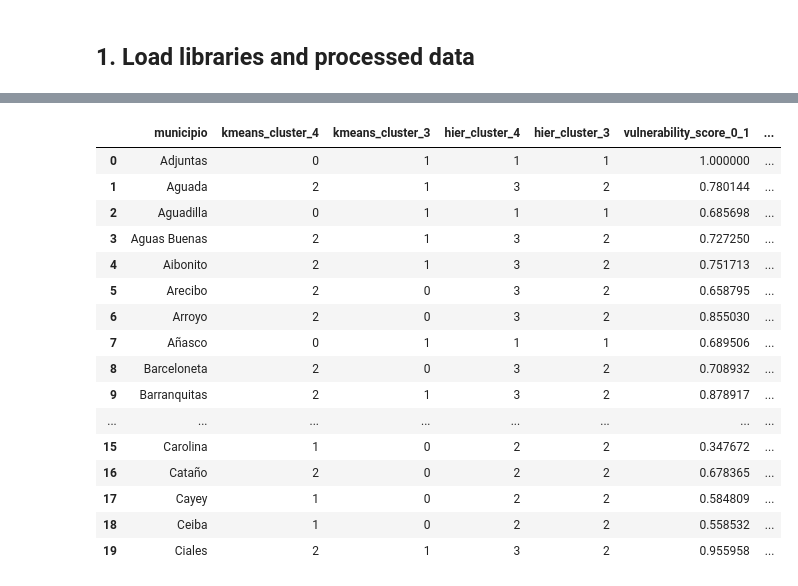
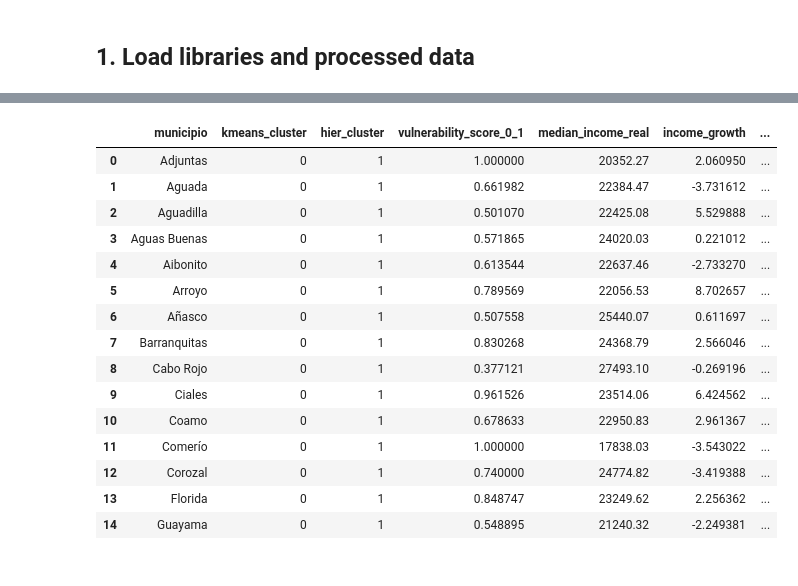
Before and after one commit to Venettov/CAPSTONE_DATA_SCIENCE_RIVERARUIZ, a Jupyter notebook: analysis/Phase5_Municipal_Typology.ipynb, the cells around one changed output, grey strips where cells are left out. Drawn from its saved outputs; the diff is of its cells as text; code cells hidden in the pictures.

```diff
--- a/analysis/Phase5_Municipal_Typology.ipynb
+++ b/analysis/Phase5_Municipal_Typology.ipynb
@@ -227,13 +503,14 @@ plt.show()
 # %%
-# Compare 4-cluster and 3-cluster hierarchical solutions
-latest_df["hier_cluster_4"] = fcluster(Z, t=4, criterion="maxclust")
-latest_df["hier_cluster_3"] = fcluster(Z, t=3, criterion="maxclust")
+latest_df["hier_cluster"] = fcluster(Z, t=selected_k, criterion="maxclust") - 1
 
-print("Hierarchical cluster counts (4 clusters):")
-print(latest_df["hier_cluster_4"].value_counts().sort_index())
+hier_ari = adjusted_rand_score(latest_df["kmeans_cluster"], latest_df["hier_cluster"])
+print(f"Adjusted Rand Index: primary K-means vs hierarchical (k={selected_k}):", round(float(hier_ari), 4))
 
-print("\nHierarchical cluster counts (3 clusters):")
-print(latest_df["hier_cluster_3"].value_counts().sort_index())
-
-latest_df[["municipio", "hier_cluster_4", "hier_cluster_3"]].head()
+comparison_table = pd.crosstab(
+    latest_df["kmeans_cluster"],
+    latest_df["hier_cluster"],
+    rownames=["kmeans_cluster"],
+    colnames=["hier_cluster"],
+)
+comparison_table
 # %% [output]
@@ -260,36 +522,32 @@ Name: count, dtype: int64
 # %%
-comparison_df = latest_df[
-    [
-        "municipio",
-        "kmeans_cluster_4",
-        "kmeans_cluster_3",
-        "hier_cluster_4",
-        "hier_cluster_3",
-        "vulnerability_score_0_1",
-        "lag_pop_change_1",
-        "median_income_real"
-    ]
-].copy()
+comparison_cols = ["municipio", "kmeans_cluster", "hier_cluster"]
+comparison_cols += [c for c in cluster_cols if c not in comparison_cols]
+if "vulnerability_score_0_1" in latest_df.columns and "vulnerability_score_0_1" not in comparison_cols:
+    comparison_cols.insert(3, "vulnerability_score_0_1")
 
-comparison_df.head(20)
+comparison_df = (
+    latest_df.loc[:, comparison_cols]
+    .sort_values(["kmeans_cluster", "municipio"])
+    .reset_index(drop=True)
+)
+comparison_df.head(15)
 # %% [output]
-|  | municipio | kmeans_cluster_4 | kmeans_cluster_3 | hier_cluster_4 | hier_cluster_3 | vulnerability_score_0_1 | ... |
-| 0 | Adjuntas | 0 | 1 | 1 | 1 | 1.000000 | ... |
-| 1 | Aguada | 2 | 1 | 3 | 2 | 0.780144 | ... |
-| 2 | Aguadilla | 0 | 1 | 1 | 1 | 0.685698 | ... |
-| 3 | Aguas Buenas | 2 | 1 | 3 | 2 | 0.727250 | ... |
-| 4 | Aibonito | 2 | 1 | 3 | 2 | 0.751713 | ... |
-| 5 | Arecibo | 2 | 0 | 3 | 2 | 0.658795 | ... |
-| 6 | Arroyo | 2 | 0 | 3 | 2 | 0.855030 | ... |
-| 7 | Añasco | 0 | 1 | 1 | 1 | 0.689506 | ... |
-| 8 | Barceloneta | 2 | 0 | 3 | 2 | 0.708932 | ... |
-| 9 | Barranquitas | 2 | 1 | 3 | 2 | 0.878917 | ... |
-| ... | ... | ... | ... | ... | ... | ... | ... |
-| 15 | Carolina | 1 | 0 | 2 | 2 | 0.347672 | ... |
-| 16 | Cataño | 2 | 0 | 2 | 2 | 0.678365 | ... |
-| 17 | Cayey | 1 | 0 | 2 | 2 | 0.584809 | ... |
-| 18 | Ceiba | 1 | 0 | 2 | 2 | 0.558532 | ... |
-| 19 | Ciales | 2 | 1 | 3 | 2 | 0.955958 | ... |
+|  | municipio | kmeans_cluster | hier_cluster | vulnerability_score_0_1 | median_income_real | income_growth | ... |
+| 0 | Adjuntas | 0 | 1 | 1.000000 | 20352.27 | 2.060950 | ... |
+| 1 | Aguada | 0 | 1 | 0.661982 | 22384.47 | -3.731612 | ... |
+| 2 | Aguadilla | 0 | 1 | 0.501070 | 22425.08 | 5.529888 | ... |
+| 3 | Aguas Buenas | 0 | 1 | 0.571865 | 24020.03 | 0.221012 | ... |
+| 4 | Aibonito | 0 | 1 | 0.613544 | 22637.46 | -2.733270 | ... |
+| 5 | Arroyo | 0 | 1 | 0.789569 | 22056.53 | 8.702657 | ... |
+| 6 | Añasco | 0 | 1 | 0.507558 | 25440.07 | 0.611697 | ... |
+| 7 | Barranquitas | 0 | 1 | 0.830268 | 24368.79 | 2.566046 | ... |
+| 8 | Cabo Rojo | 0 | 1 | 0.377121 | 27493.10 | -0.269196 | ... |
+| 9 | Ciales | 0 | 1 | 0.961526 | 23514.06 | 6.424562 | ... |
+| 10 | Coamo | 0 | 1 | 0.678633 | 22950.83 | 2.961367 | ... |
+| 11 | Comerío | 0 | 1 | 1.000000 | 17838.03 | -3.543022 | ... |
+| 12 | Corozal | 0 | 1 | 0.740000 | 24774.82 | -3.419388 | ... |
+| 13 | Florida | 0 | 1 | 0.848747 | 23249.62 | 2.256362 | ... |
+| 14 | Guayama | 0 | 1 | 0.548895 | 21240.32 | -2.249381 | ... |
 # %% [markdown]
 ## 7. Municipal typology profiling
 
```
Also changed, not shown: parts of 23 cells of this notebook, 25 other files.
